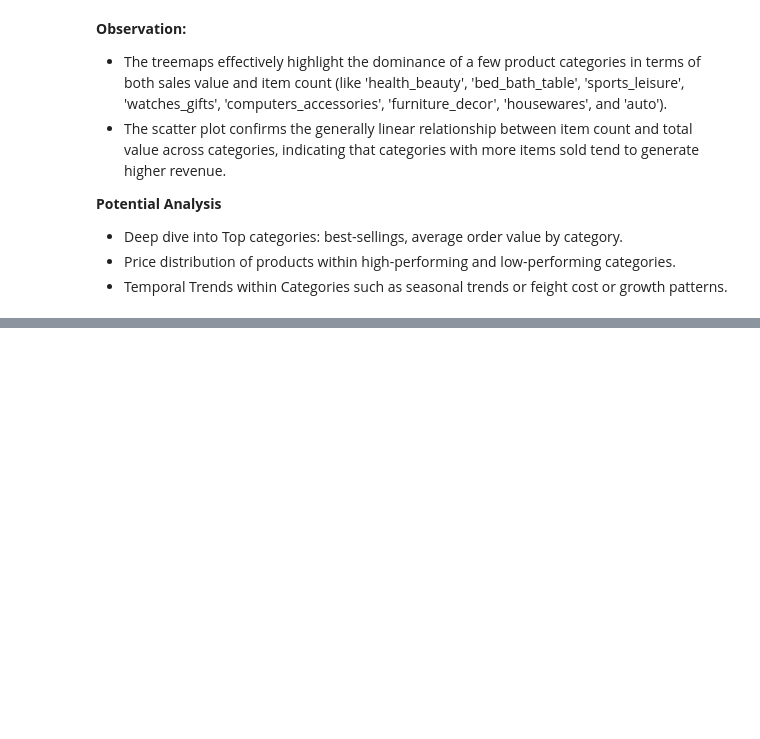
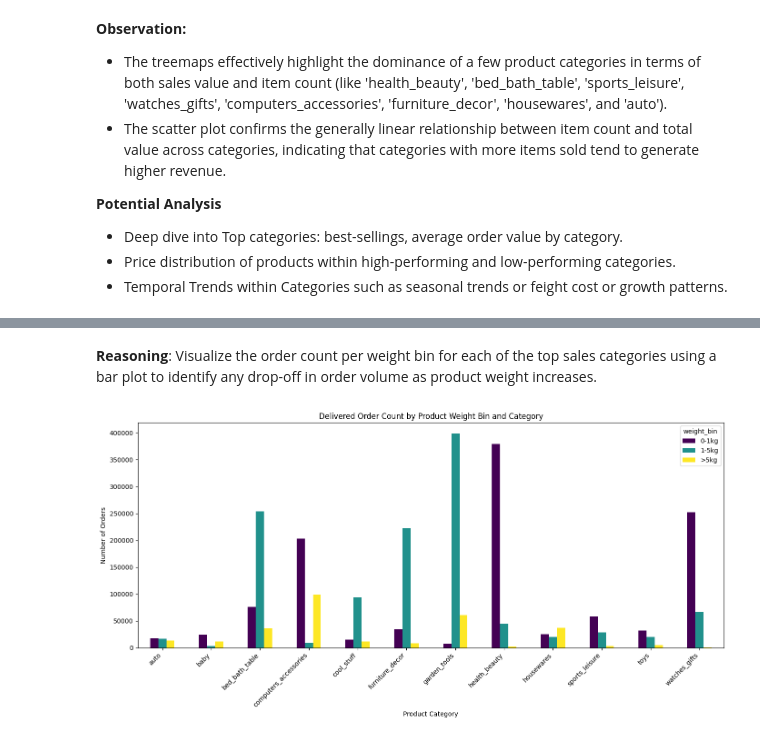
Before and after one commit to andy-nguyen-21/BrazilianE-Commerce, a Jupyter notebook: E_commerce_data_analyst.ipynb, the cells around one changed output, grey strips where cells are left out. Saved outputs shown, nothing was run; the diff lists cells and outputs as text; code cells hidden in the pictures; blank space fills up the shorter version.

```diff
--- a/E_commerce_data_analyst.ipynb
+++ b/E_commerce_data_analyst.ipynb
@@ -652,0 +845,32 @@ plt.show()
+# %%
+# Join filtered_product_weight_category_freight DataFrame with order_items table to get order_id
+# Need to query order_items again to ensure we have order_id for the join
+order_items_df = pd.read_sql_query("SELECT order_id, order_item_id, product_id FROM order_items", db_connection)
+
+merged_df = pd.merge(filtered_product_weight_category_freight, order_items_df, on=['product_id', 'order_item_id'], how='inner')
+
+# Join the result with the orders DataFrame
+orders_df = pd.read_sql_query("SELECT order_id, order_status FROM orders", db_connection)
+merged_df = pd.merge(merged_df, orders_df, on='order_id', how='inner')
+
+# Filter for delivered orders
+delivered_orders = merged_df[merged_df['order_status'] == 'delivered'].copy()
+
+# Define weight bins based on the previous box plot (e.g., 0-1000g, 1000-5000g, >5000g)
+weight_bins = [0, 1000, 5000, delivered_orders['product_weight_g'].max()]
+weight_labels = ['0-1kg', '1-5kg', '>5kg']
+
+# Create a new column for weight bins
+delivered_orders['weight_bin'] = pd.cut(
+    delivered_orders['product_weight_g'],
+    bins=weight_bins,
+    labels=weight_labels,
+    right=False, # Use right=False to include the left edge in the bin
+    include_lowest=True # Include the lowest value in the first bin
+)
+
+# Group by category and weight bin and count orders
+order_count_by_weight = delivered_orders.groupby(['product_category_name_english', 'weight_bin']).size().unstack(fill_value=0)
+
+# Display the resulting dataframe
+display(order_count_by_weight)
@@ -652,0 +893,15 @@ plt.show()
+# %% [markdown]
+**Reasoning**:
+Visualize the order count per weight bin for each of the top sales categories using a bar plot to identify any drop-off in order volume as product weight increases.
+# %%
+# Visualize the order count per weight bin for each category
+order_count_by_weight.plot(kind='bar', figsize=(14, 7), colormap='viridis')
+
+plt.title('Delivered Order Count by Product Weight Bin and Category')
+plt.xlabel('Product Category')
+plt.ylabel('Number of Orders')
+plt.xticks(rotation=45, ha='right')
+plt.tight_layout()
+plt.show()
+# %% [output]
+[figure, added]
```
Also changed, not shown: parts of 30 cells of this notebook.
